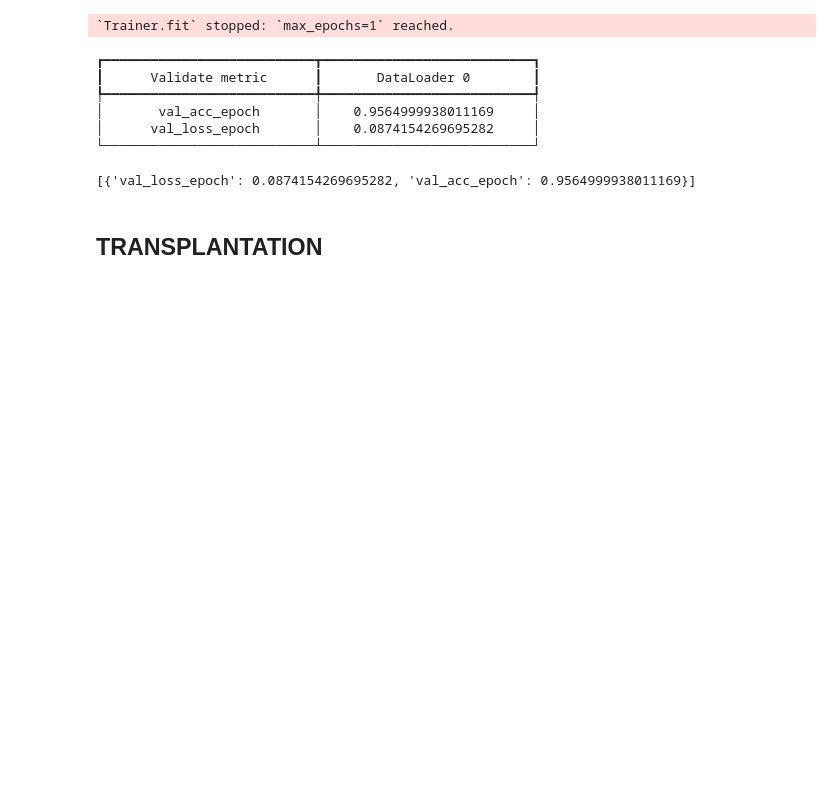
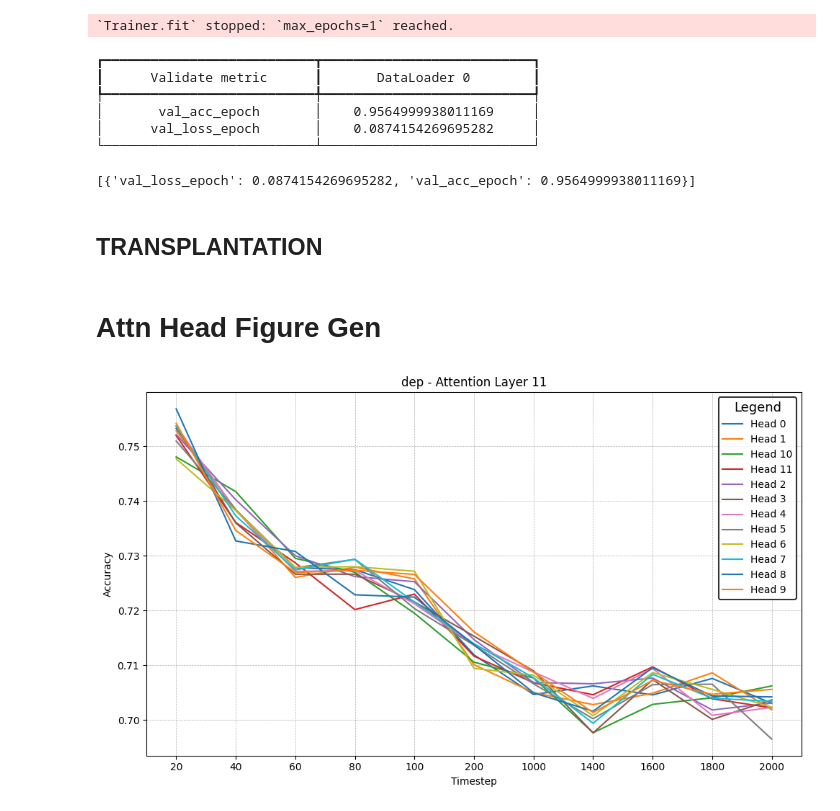
Before and after one commit to surajK610/curriculum_learning, a Jupyter notebook: src/notebooks/toy_model.ipynb, the cells around one changed output. Saved outputs shown, nothing was run; the diff lists cells and outputs as text; code cells hidden in the pictures; blank space fills up the shorter version.

```diff
--- a/src/notebooks/toy_model.ipynb
+++ b/src/notebooks/toy_model.ipynb
@@ -660,3 +646,5 @@ def perplexity(model, dataset):
       total_loss += loss.item()
     average_loss = total_loss / len(data_loader.dataset)
     return torch.exp(torch.tensor(average_loss))
+# %% [markdown]
+# Attn Head Figure Gen
@@ -662,0 +654,39 @@ def perplexity(model, dataset):
+# %%
+home = os.environ['LEARNING_DYNAMICS_HOME']
+# %%
+def make_line_graph(folder_path, layer, task, output_file):
+    csv_files = [f for f in os.listdir(folder_path) if f.endswith('.csv')]
+
+    nrows = len(csv_files) // 3 + (len(csv_files) % 3 > 0)
+    ncols = 3
+
+    plt.figure(figsize=(10, 6))
+
+    outputs = []
+    for i, file in enumerate(csv_files):
+        df = pd.read_csv(os.path.join(folder_path, file), delimiter='\t').drop('Layer', axis=1)
+        df = df[['20', '40', '60', '80', '100', '200', '1000', '1400', '1600',
+       '1800', '2000']]
+        df.index = df.index[::-1]
+        if 'head' in file:
+            head = file.split('head_')[-1].split('.csv')[0]
+            outputs.append((head, df.loc[layer].tolist()))
+            plt.plot(df.columns,  df.loc[layer].tolist(), label=f'Head {head}')
+
+    plt.grid(True, which='both', linestyle='--', linewidth=0.5)
+    plt.title(f'{task} - Attention Layer {layer}')
+    plt.xlabel('Timestep')
+    plt.ylabel('Accuracy')
+    legend = plt.legend(title='Legend', title_fontsize='13', fontsize='10', loc='best')
+
+    legend.get_frame().set_edgecolor('black')
+    legend.get_frame().set_linewidth(1.5)
+    plt.tight_layout()
+    plt.savefig(output_file)
+    plt.show()
+    return outputs, df.columns
+# %%
+
+_ = make_line_graph(os.path.join(home, 'outputs/en_ewt-ud/dep/components'), 11, 'dep', os.path.join(home, 'figures/dep_11_heads.png'))
+# %% [output]
+[figure, added]
```
Also changed, not shown: parts of 23 cells of this notebook, 10 other files.
